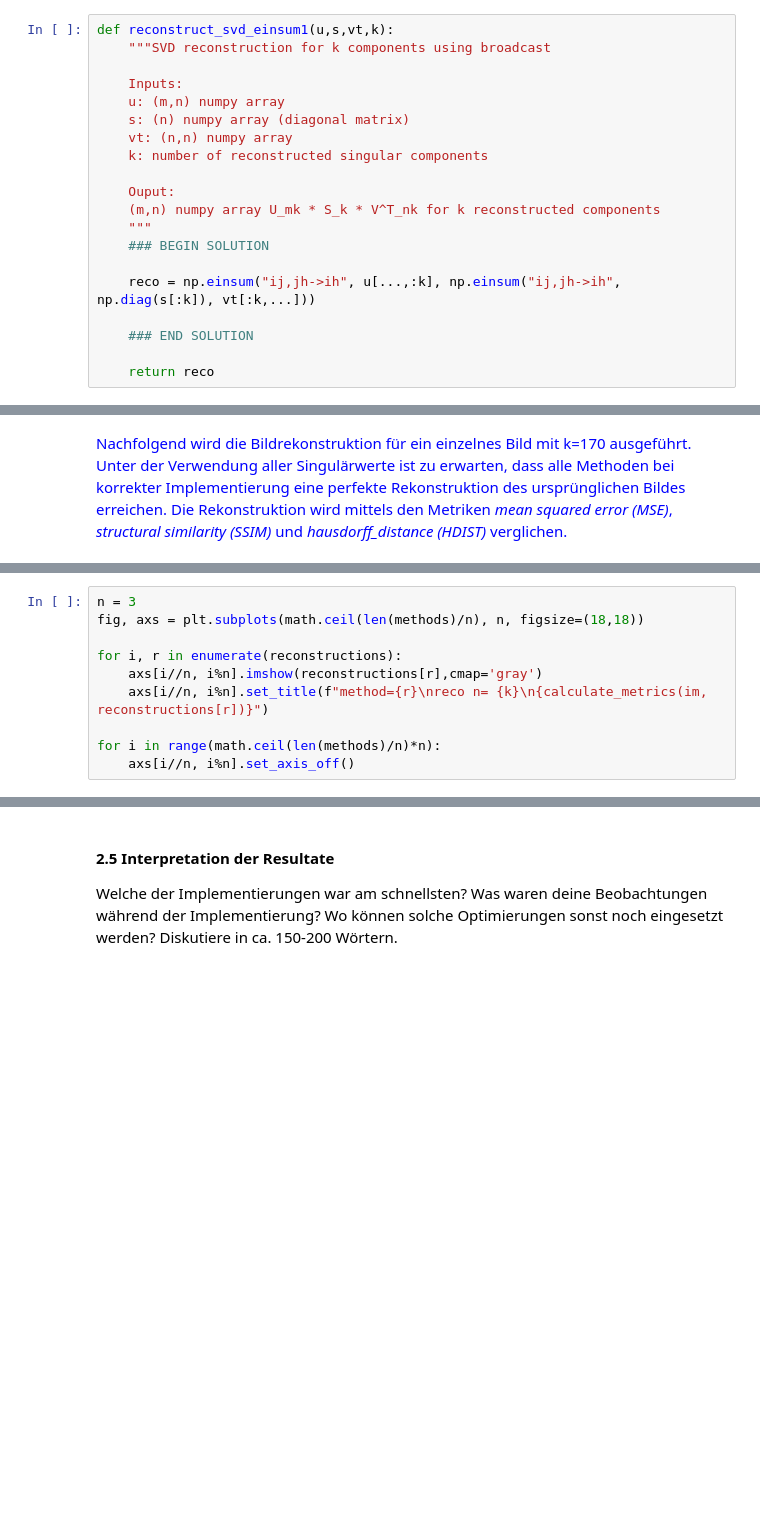
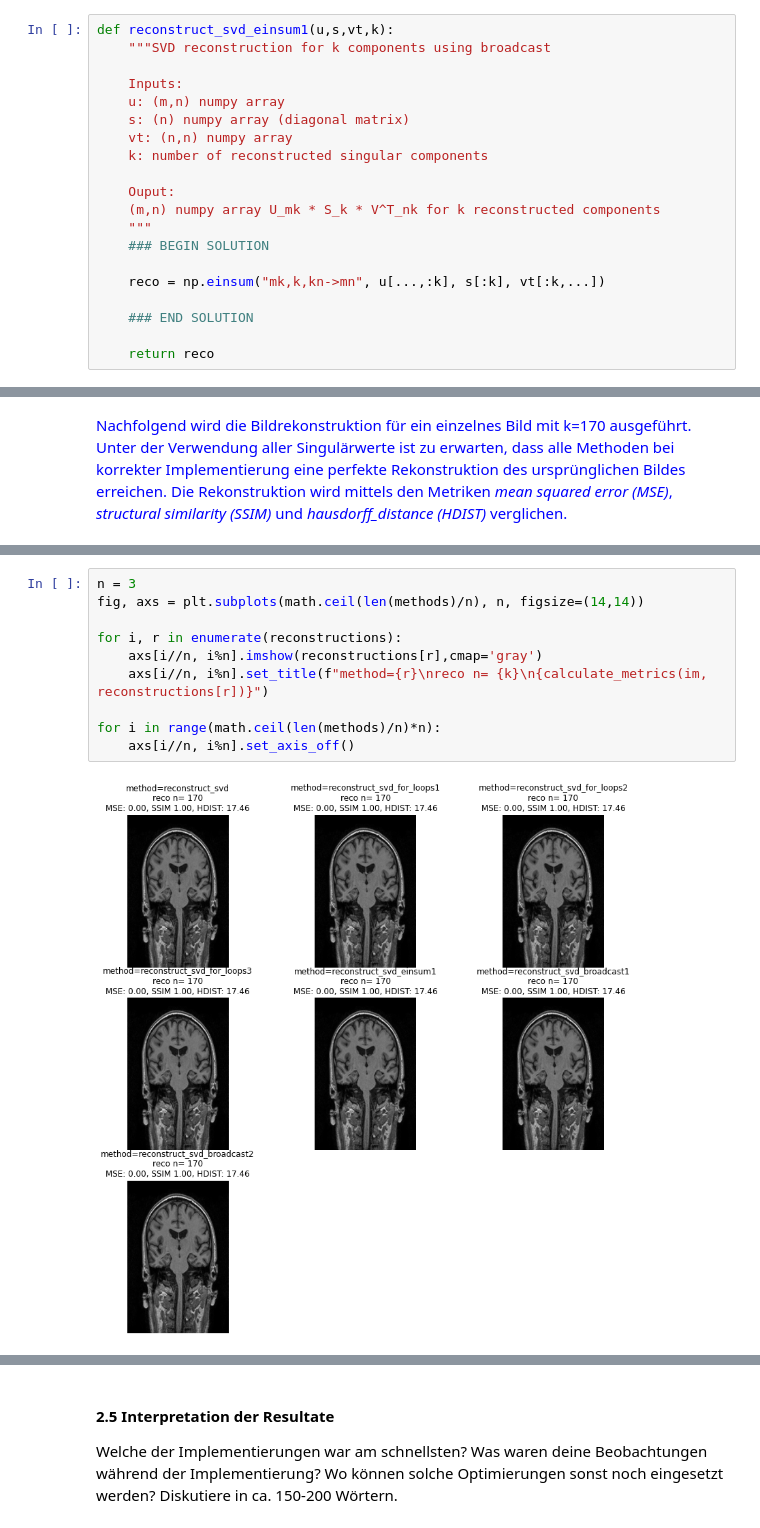
Before and after one commit to SimonLuder/hs22-mc2, a Jupyter notebook: hpc_fs22_mc2_teil1.ipynb, the cells around one changed output, grey strips where cells are left out. Drawn from its saved outputs; the diff is of its cells as text; blank space fills up the shorter version.

```diff
--- a/hpc_fs22_mc2_teil1.ipynb
+++ b/hpc_fs22_mc2_teil1.ipynb
@@ -240,7 +255,7 @@ def reconstruct_svd_einsum1(u,s,vt,k):
     """
     ### BEGIN SOLUTION
 
-    reco = np.einsum("ij,jh->ih", u[...,:k], np.einsum("ij,jh->ih", np.diag(s[:k]), vt[:k,...]))
+    reco = np.einsum("mk,k,kn->mn", u[...,:k], s[:k], vt[:k,...])
 
     ### END SOLUTION
 
@@ -334,11 +351,13 @@ for method in methods:
 # %%
 n = 3
-fig, axs = plt.subplots(math.ceil(len(methods)/n), n, figsize=(18,18))
+fig, axs = plt.subplots(math.ceil(len(methods)/n), n, figsize=(14,14))
 
 for i, r in enumerate(reconstructions):
     axs[i//n, i%n].imshow(reconstructions[r],cmap='gray')
     axs[i//n, i%n].set_title(f"method={r}\nreco n= {k}\n{calculate_metrics(im, reconstructions[r])}")
 
 for i in range(math.ceil(len(methods)/n)*n):
     axs[i//n, i%n].set_axis_off()
+# %% [output]
+[figure, added]
 # %% [markdown]
```
Also changed, not shown: parts of 27 cells of this notebook.
